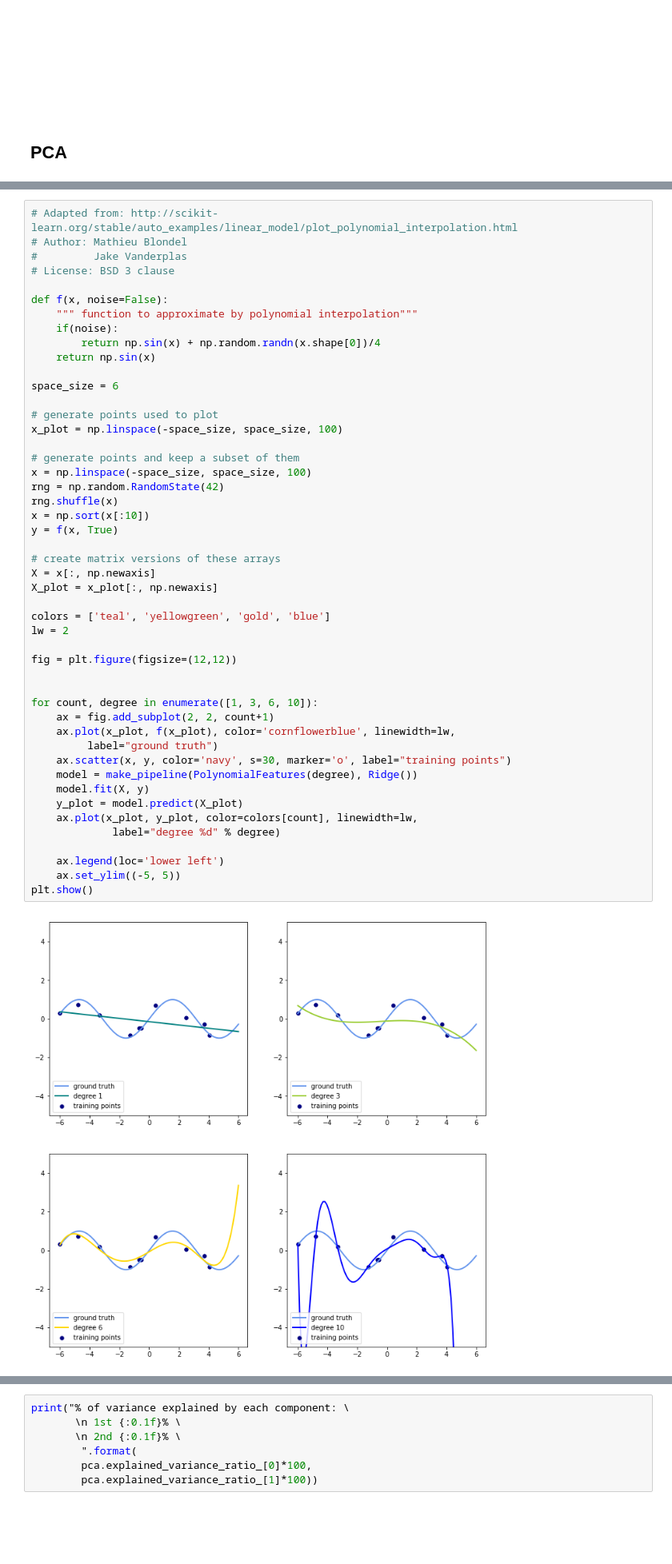
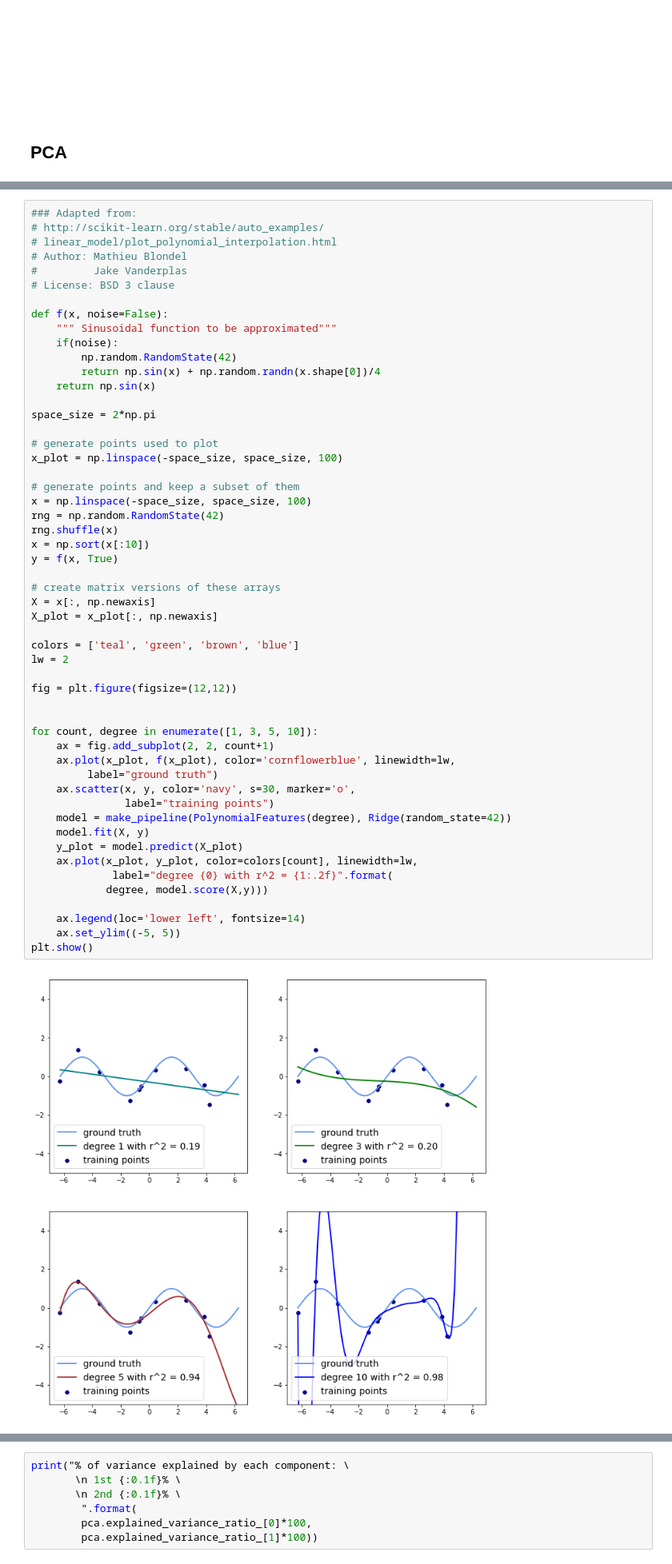
Before and after one commit to Joao-M-Almeida/ML-Tutorial, a Jupyter notebook: Tutorial Notebook.ipynb, the cells around one changed output, grey strips where cells are left out. Shown: that part at 80% size. Cells and saved outputs as stored; diff of their text form; blank space fills up the shorter version.

```diff
--- a/Tutorial Notebook.ipynb
+++ b/Tutorial Notebook.ipynb
@@ -977,53 +944,58 @@ print("% of variance explained by PCA: {:0.1f}% \
 # %%
-# Adapted from: http://scikit-learn.org/stable/auto_examples/linear_model/plot_polynomial_interpolation.html
+### Adapted from:
+# http://scikit-learn.org/stable/auto_examples/
+# linear_model/plot_polynomial_interpolation.html
 # Author: Mathieu Blondel
 #         Jake Vanderplas
 # License: BSD 3 clause
 
 def f(x, noise=False):
-    """ function to approximate by polynomial interpolation"""
+    """ Sinusoidal function to be approximated"""
     if(noise):
+        np.random.RandomState(42)
         return np.sin(x) + np.random.randn(x.shape[0])/4
     return np.sin(x)
 
-space_size = 6
+space_size = 2*np.pi
 
 # generate points used to plot
 x_plot = np.linspace(-space_size, space_size, 100)
 
 # generate points and keep a subset of them
 x = np.linspace(-space_size, space_size, 100)
 rng = np.random.RandomState(42)
 rng.shuffle(x)
 x = np.sort(x[:10])
 y = f(x, True)
 
 # create matrix versions of these arrays
 X = x[:, np.newaxis]
 X_plot = x_plot[:, np.newaxis]
 
-colors = ['teal', 'yellowgreen', 'gold', 'blue']
+colors = ['teal', 'green', 'brown', 'blue']
 lw = 2
 
 fig = plt.figure(figsize=(12,12))
 
 
-for count, degree in enumerate([1, 3, 6, 10]):
+for count, degree in enumerate([1, 3, 5, 10]):
     ax = fig.add_subplot(2, 2, count+1)
     ax.plot(x_plot, f(x_plot), color='cornflowerblue', linewidth=lw,
          label="ground truth")
-    ax.scatter(x, y, color='navy', s=30, marker='o', label="training points")
-    model = make_pipeline(PolynomialFeatures(degree), Ridge())
+    ax.scatter(x, y, color='navy', s=30, marker='o',
+               label="training points")
+    model = make_pipeline(PolynomialFeatures(degree), Ridge(random_state=42))
     model.fit(X, y)
     y_plot = model.predict(X_plot)
     ax.plot(x_plot, y_plot, color=colors[count], linewidth=lw,
-             label="degree %d" % degree)
+             label="degree {0} with r^2 = {1:.2f}".format(
+            degree, model.score(X,y)))
 
-    ax.legend(loc='lower left')
+    ax.legend(loc='lower left', fontsize=14)
     ax.set_ylim((-5, 5))
 plt.show()
 # %% [output]
-[figure, old version]
+[figure, new version]
 # %% [markdown]
 <br></br>
 <br></br>
```
Also changed, not shown: parts of 12 cells of this notebook, 1 other file.
